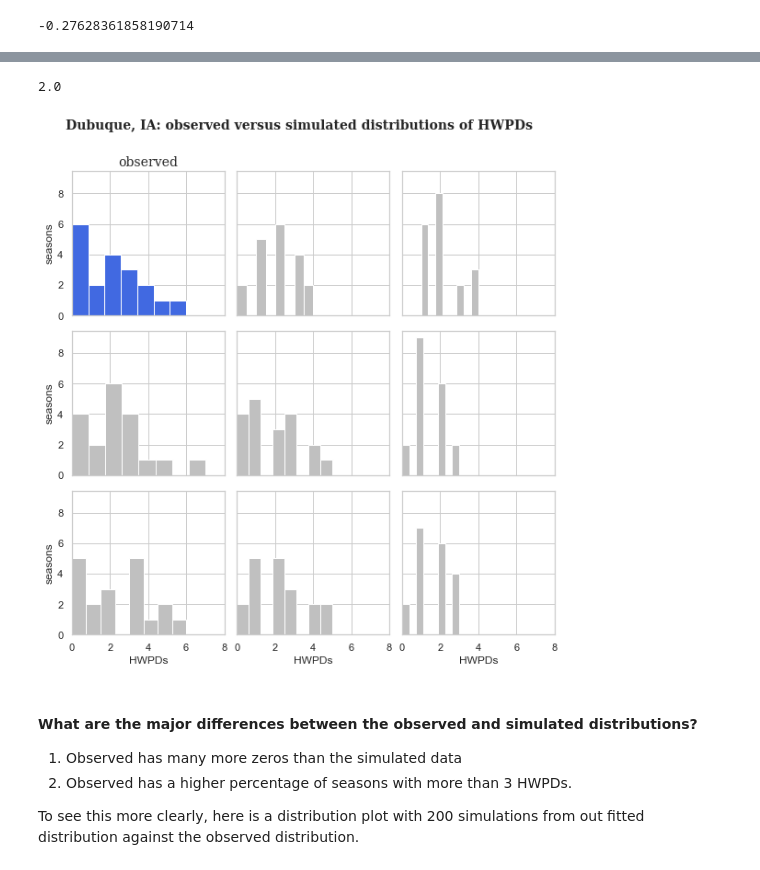
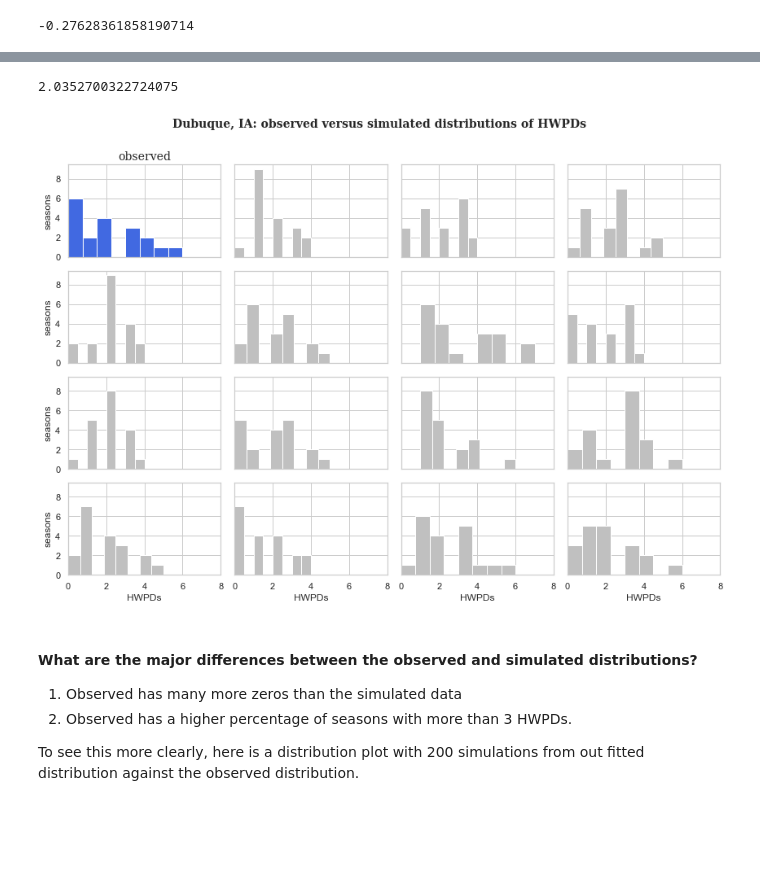
Before and after one commit to prior-knowledge/bayestime, a Jupyter notebook: 04/week_04_lecture.ipynb, the cells around one changed output, grey strips where cells are left out. Saved outputs shown, nothing was run; the diff lists cells and outputs as text; code cells hidden in the pictures; blank space fills up the shorter version.

Commit message:
added zero inflated model to lecture

```diff
--- a/04/week_04_lecture.ipynb
+++ b/04/week_04_lecture.ipynb
@@ -154,0 +185,2 @@ To fit a poisson distribution to these data, we can compute the mean number of H
+# %%
+pm = pystan.StanModel(file='../stan/iowa_hwpd_poisson.stan')
@@ -154,0 +189,9 @@ To fit a poisson distribution to these data, we can compute the mean number of H
+# %%
+# feed stan some data
+hwpd_dict = {'N':len(dubuque_corn_prod.hot_wet_planting),'hwpd':dubuque_corn_prod.hot_wet_planting}
+# %%
+# conduct MCMC using Stan
+hwpd_draws = pm.sampling(data=hwpd_dict, iter=1000, chains=4)
+# %%
+# give us a dictionary containing posterior draws for each parameter in the model
+hwpd_pstr = hwpd_draws.extract(permuted=True)
@@ -155,5 +206,5 @@ To fit a poisson distribution to these data, we can compute the mean number of H
 # %%
 # mean number of HWPDs from 2000 to 2018
-np.mean(dubuque_corn_prod.hot_wet_planting)
+np.mean(hwpd_pstr['lambda'])
 # %% [output]
-2.0
+2.0352700322724075
@@ -164,36 +211,41 @@ poisson_rnd = sp.stats.poisson.rvs(mu=2,size=len(dubuque_corn_prod))
 # %%
 # Initialise the figure and a subplot axes.
-num_rows = 3
-num_cols = 3
-fig, ax = plt.subplots(num_rows, num_cols, figsize=(8, 8),sharex=True,sharey=True)
+num_rows = 4
+num_cols = 4
+fig, ax = plt.subplots(num_rows, num_cols, figsize=(12, 8),sharex=True,sharey=True)
+
+# let's pick 8 random posterior samples
+idx = np.random.choice(np.arange(hwpd_pstr['hwpd_sim'].shape[0]),size=16,replace=False)
 
 # overall title
 fig.suptitle('Dubuque, IA: observed versus simulated distributions of HWPDs',
              y=1.05,fontsize=14,fontfamily='serif',fontweight='bold')
 
-# data plot
-
-# simulated data plots
+# plots of poissons
+c = 0
 for i in range(num_rows):
     for j in range(num_cols):
         if i == 0 and j == 0:
-            ax[0,0].hist(dubuque_corn_prod.hot_wet_planting,bins=7,density=False,color='royalblue')
+            # observed data
+            ax[0,0].hist(dubuque_corn_prod.hot_wet_planting,bins=8,density=False,color='royalblue')
             ax[0,0].set_xlim(0,8)
             ax[0,0].set_title('observed',fontsize=14,fontfamily='serif')
         else:
-            ax[i,j].hist(sp.stats.poisson.rvs(mu=2,size=len(dubuque_corn_prod)),bins=8,density=False,color='silver')
+            # simulated data plots
+            ax[i,j].hist(hwpd_pstr['hwpd_sim'][idx[c],:],bins=8,density=False,color='silver')
+            c += 1
 
         # label
         if j == 0:
             ax[i,j].set_ylabel('seasons')
         if i == num_rows - 1:
             ax[i,j].set_xlabel('HWPDs')
 
 # make the plot prettier
 plt.tight_layout()
 plt.show();
 # %% [output]
-[figure, old version]
+[figure, new version]
 # %% [markdown]
 #### What are the major differences between the observed and simulated distributions?
 
```
Also changed, not shown: parts of 48 cells of this notebook, 2 other files.
